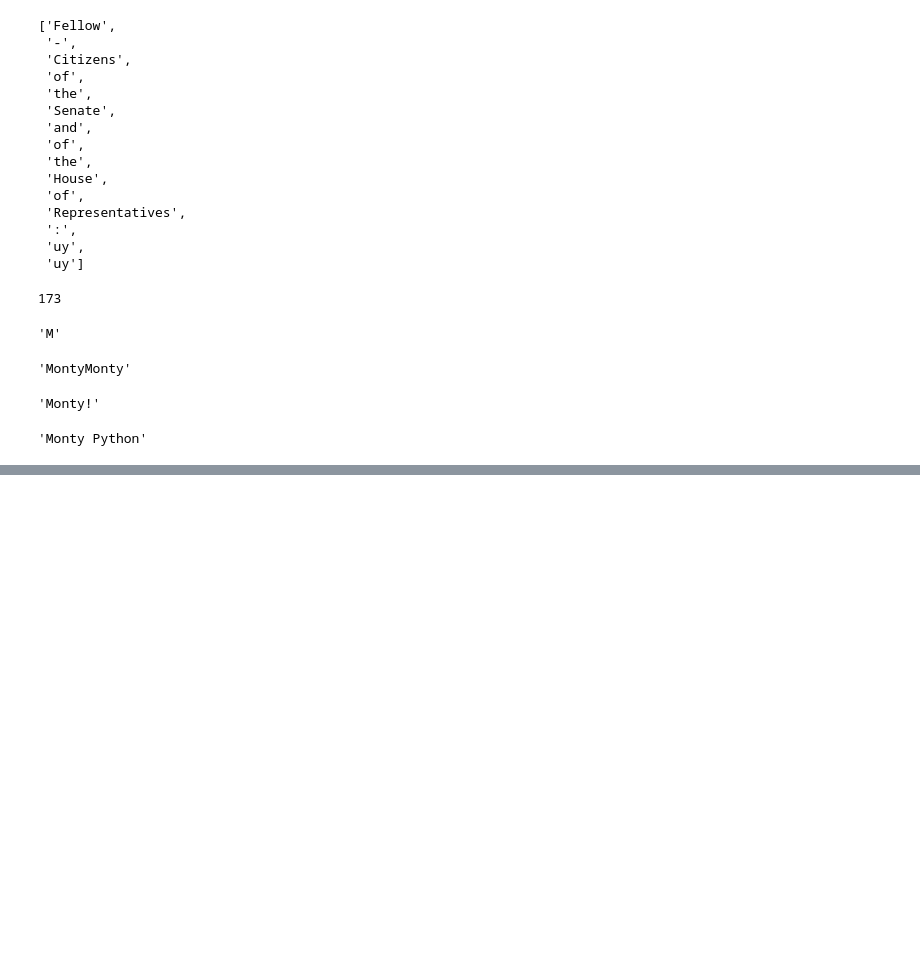
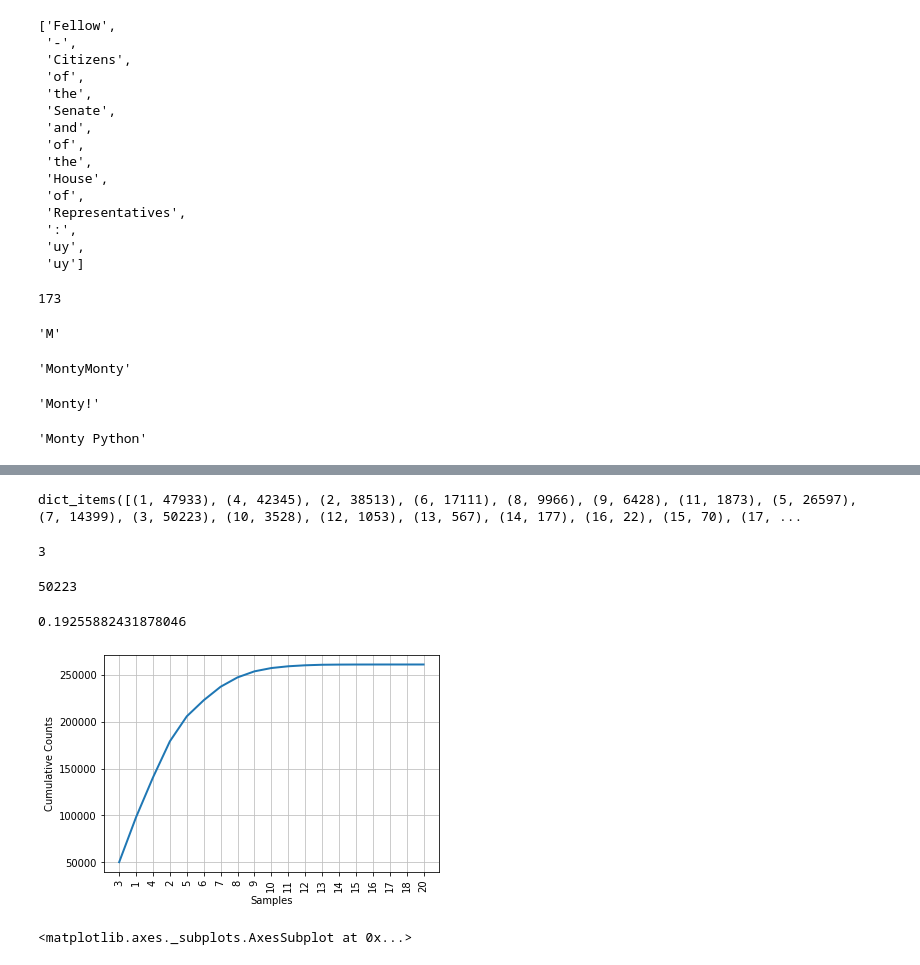
Before and after one commit to prakharsrivastava/powerbi, a Jupyter notebook: Welcome_To_Colaboratory.ipynb, the cells around one changed output, grey strips where cells are left out. Drawn from its saved outputs; the diff is of its cells as text; code cells hidden in the pictures; blank space fills up the shorter version.

```diff
--- a/Welcome_To_Colaboratory.ipynb
+++ b/Welcome_To_Colaboratory.ipynb
@@ -222,0 +382,34 @@ fdist1
+# %%
+fdist.items()
+# %% [output]
+dict_items([(1, 47933), (4, 42345), (2, 38513), (6, 17111), (8, 9966), (9, 6428), (11, 1873), (5, 26597), (7, 14399), (3, 50223), (10, 3528), (12, 1053), (13, 567), (14, 177), (16, 22), (15, 70), (17, ...
+# %%
+fdist.max()
+# %% [output]
+3
+# %%
+fdist[3]
+# %% [output]
+50223
+# %%
+fdist.freq(3)
+# %% [output]
+0.19255882431878046
+# %%
+fdist = FreqDist(samples) Create a frequency distribution containing the given samples
+fdist.inc(sample) Increment the count for this sample
+fdist['monstrous'] Count of the number of times a given sample occurred
+fdist.freq('monstrous') Frequency of a given sample
+fdist.N() Total number of samples
+fdist.keys() The samples sorted in order of decreasing frequency
+for sample in fdist: Iterate over the samples, in order of decreasing frequency
+fdist.max() Sample with the greatest count
+fdist.tabulate() Tabulate the frequency distribution
+fdist.plot() Graphical plot of the frequency distribution
+fdist.plot(cumulative=True) Cumulative plot of the frequency distribution
+fdist1 < fdist2 Test if samples in fdist1 occur less frequently than in fdist2
+# %%
+fdist.plot(cumulative=True)
+# %% [output]
+[figure, added]
+<matplotlib.axes._subplots.AxesSubplot at 0x...>
```
Also changed, not shown: parts of 33 cells of this notebook.
